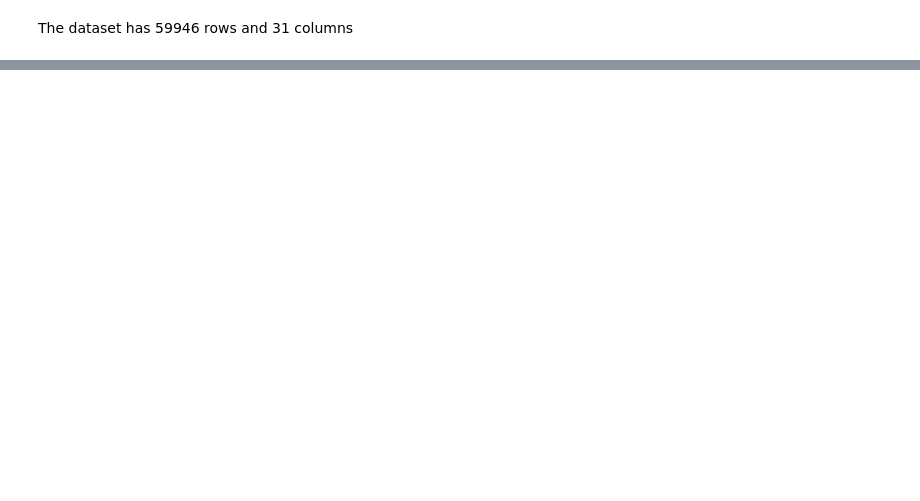
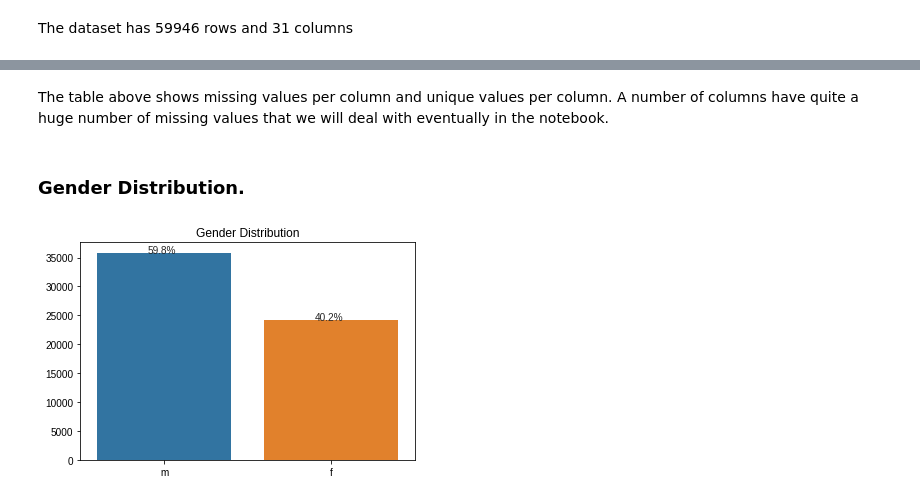
Before and after one commit to fredtush/Dating-App-Recommender, a Jupyter notebook: Phase_5_Notebook.ipynb, the cells around one changed output, grey strips where cells are left out. Cells and saved outputs as stored; diff of their text form; code cells hidden in the pictures; blank space fills up the shorter version.

```diff
--- a/Phase_5_Notebook.ipynb
+++ b/Phase_5_Notebook.ipynb
@@ -120,0 +124,23 @@ array(['sometimes', 'no', nan, 'when drinking', 'yes', 'trying to quit'],
+# %% [markdown]
+The table above shows missing values per column and unique values per column. A number of columns have quite a huge number of missing values that we will deal with eventually in the notebook.
+# %% [markdown]
+### Gender Distribution.
+# %%
+#Function that will help in allocating percentages to different features in our plots.
+def feature_percentage(plot, variable):
+    total = len(variable)
+    for p in ax.patches:
+        percentage = '{:.1f}%'.format(100 * p.get_height()/total)
+        x = p.get_x()+p.get_width()/2-0.1
+        y = p.get_y()+p.get_height()
+        ax.annotate(percentage, (x, y), size=10)
+# %%
+gender = dating_df['sex'].value_counts()
+ax=sns.barplot(gender.index, gender.values)
+plt.title('Gender Distribution')
+
+plt.style.use('seaborn')
+feature_percentage(ax,dating_df)
+plt.show()
+# %% [output]
+[figure, added]
```
Also changed, not shown: parts of 39 cells of this notebook.
